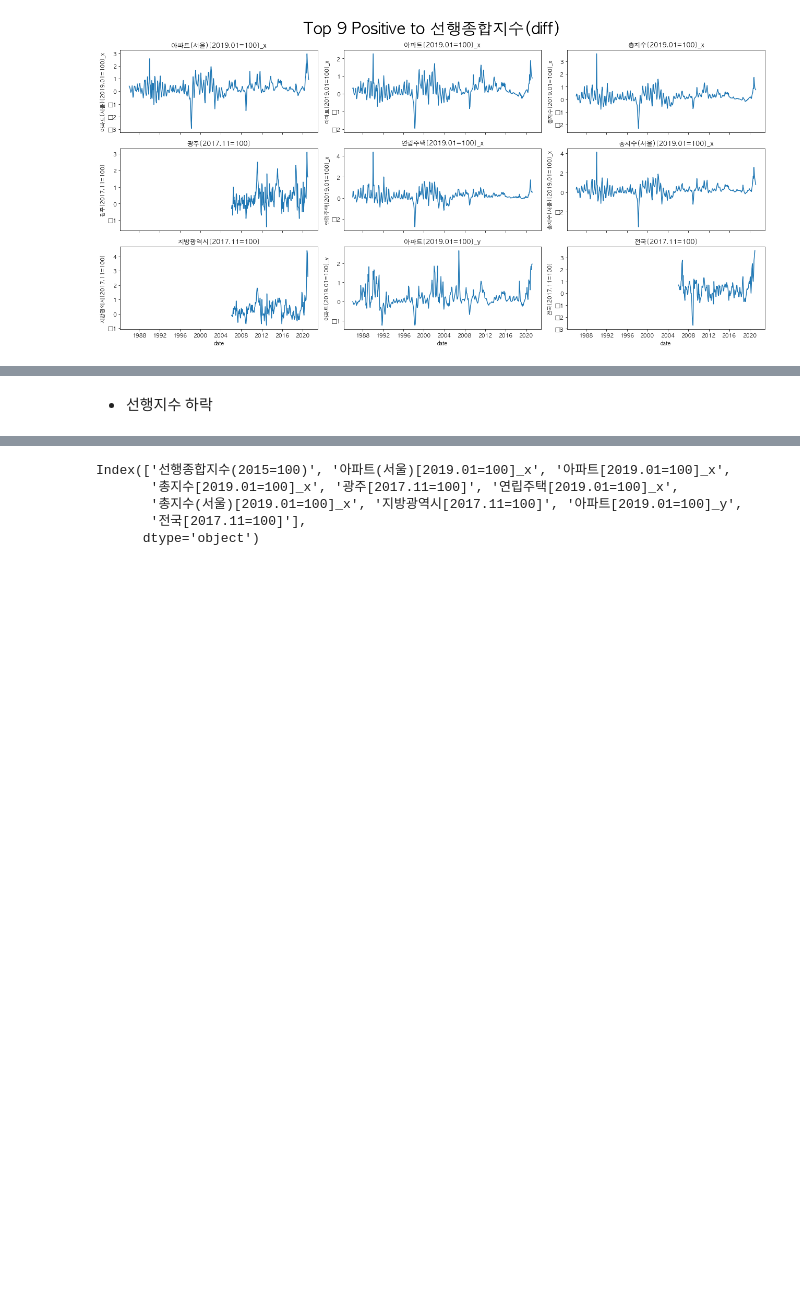
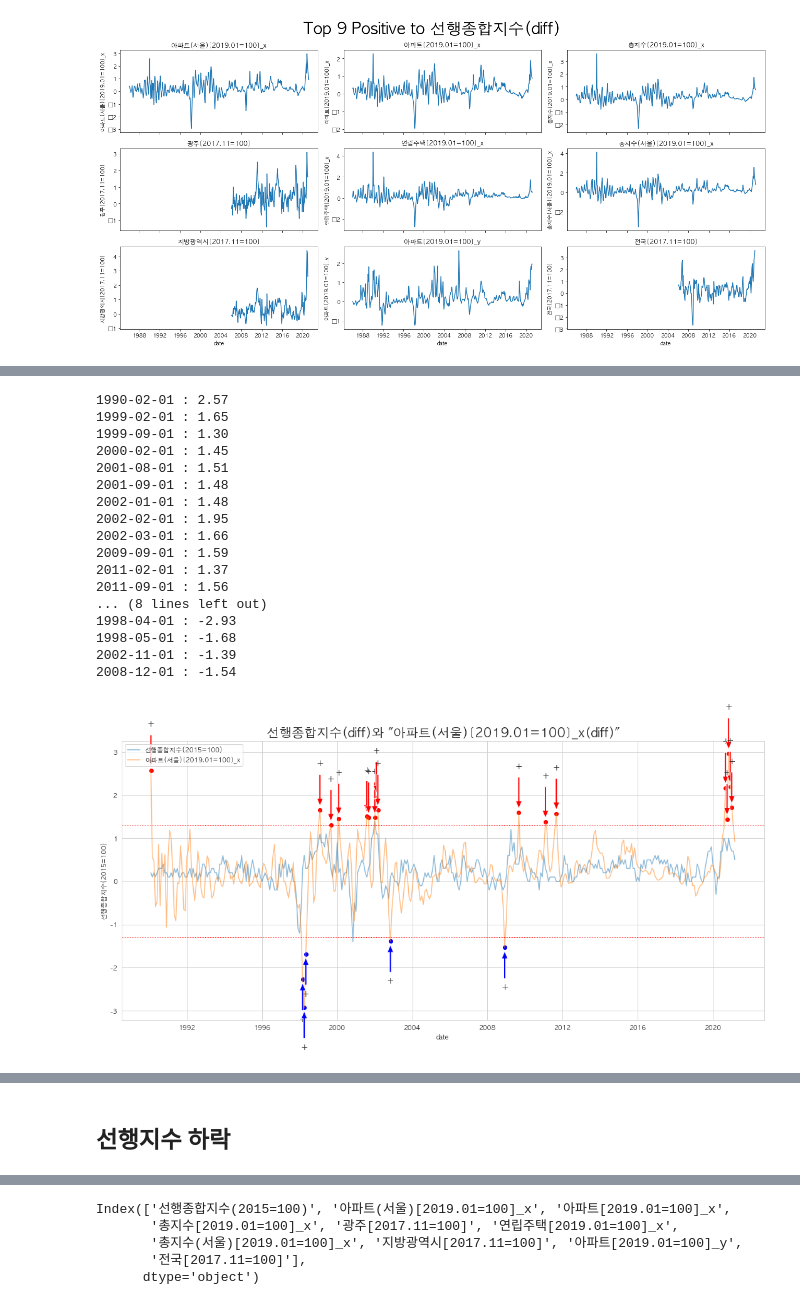
Before and after one commit to johanjun/dacon_finance2021, a Jupyter notebook: dacon_reviz_analysis2.ipynb, the cells around one changed output, grey strips where cells are left out. Saved outputs shown, nothing was run; the diff lists cells and outputs as text; code cells hidden in the pictures; blank space fills up the shorter version.

```diff
--- a/dacon_reviz_analysis2.ipynb
+++ b/dacon_reviz_analysis2.ipynb
@@ -209,3 +199,56 @@ plt.show()
+# %%
+fig = plt.figure(figsize=(15,8))
+sns.set_style('whitegrid')
+plt.rcParams['axes.unicode_minus'] = False
+plt.rc('font', family='AppleGothic')
+labels = df_line.columns
+
+for i in df_line.columns[:2]:
+    sns.lineplot(x='date', y=df_line[i].diff(periods=1).iloc[1:], data=df_line, alpha=0.5)
+
+for j in range(len(df_line['아파트(서울)[2019.01=100]_x'].diff(periods=1).iloc[1:])):
+    if df_line['아파트(서울)[2019.01=100]_x'].diff(periods=1)[j] > 1.3:
+        print(f"{dt.datetime.date(df_line.index[j])} : {df_line['아파트(서울)[2019.01=100]_x'].diff(periods=1).iloc[j]:0.2f}")
+        plt.scatter(x=df_line.index[j], y=df_line['아파트(서울)[2019.01=100]_x'].diff(periods=1).iloc[j], data=df_line, color='r')
+        plt.annotate('+', xy=(dt.datetime.date(df_line.index[j]), df_line['아파트(서울)[2019.01=100]_x'].diff(periods=1).iloc[j]),
+                     xytext=(df_line.index[j], df_line['아파트(서울)[2019.01=100]_x'].diff(periods=1).iloc[j]+1),
+                     fontsize=14, ha='center',
+                     arrowprops=dict(facecolor='red', width=3, shrink=0.1, headwidth=10))
+print('\n')
+for j in range(len(df_line['아파트(서울)[2019.01=100]_x'].diff(periods=1).iloc[1:])):
+    if df_line['아파트(서울)[2019.01=100]_x'].diff(periods=1)[j] < -1.3:
+        print(f"{dt.datetime.date(df_line.index[j])} : {df_line['아파트(서울)[2019.01=100]_x'].diff(periods=1).iloc[j]:0.2f}")
+        plt.scatter(x=df_line.index[j], y=df_line['아파트(서울)[2019.01=100]_x'].diff(periods=1).iloc[j], data=df_line, color='b')
+        plt.annotate('+', xy=(dt.datetime.date(df_line.index[j]), df_line['아파트(서울)[2019.01=100]_x'].diff(periods=1).iloc[j]),
+                     xytext=(df_line.index[j], df_line['아파트(서울)[2019.01=100]_x'].diff(periods=1).iloc[j]-1),
+                     fontsize=14, ha='center',
+                     arrowprops=dict(facecolor='blue', width=3, shrink=0.1, headwidth=10))
+
+plt.tight_layout()
+plt.title('선행종합지수(diff)와 "아파트(서울)[2019.01=100]_x(diff)"', fontsize=20)
+plt.axhline(y=1.3, color='r', linewidth=1, linestyle=':')
+plt.axhline(y=-1.3, color='r', linewidth=1, linestyle=':')
+plt.legend(labels=labels[:2], loc='upper left')
+plt.show()
+# %% [output]
+1990-02-01 : 2.57
+1999-02-01 : 1.65
+1999-09-01 : 1.30
+2000-02-01 : 1.45
+2001-08-01 : 1.51
+2001-09-01 : 1.48
+2002-01-01 : 1.48
+2002-02-01 : 1.95
+2002-03-01 : 1.66
+2009-09-01 : 1.59
+2011-02-01 : 1.37
+2011-09-01 : 1.56
+... (8 lines left out)
+1998-04-01 : -2.93
+1998-05-01 : -1.68
+2002-11-01 : -1.39
+2008-12-01 : -1.54
+[figure, added]
 # %%
 df_line_diff = df_line.diff(periods=1)
 # %%
@@ -219,7 +262,7 @@ df_line_diff.head()
 | 1990-04-01 | 0.2 | 0.473 | 0.623 | 0.798 | NaN | ... |
 | 1990-05-01 | 0.1 | -0.591 | -0.218 | -0.336 | NaN | ... |
 # %% [markdown]
-- 선행지수 하락
+## 선행지수 하락
 # %%
 df_line_diff[df_line_diff['선행종합지수(2015=100)'] < -1]
 # %% [output]
```
Also changed, not shown: parts of 20 cells of this notebook, 1 other file.
